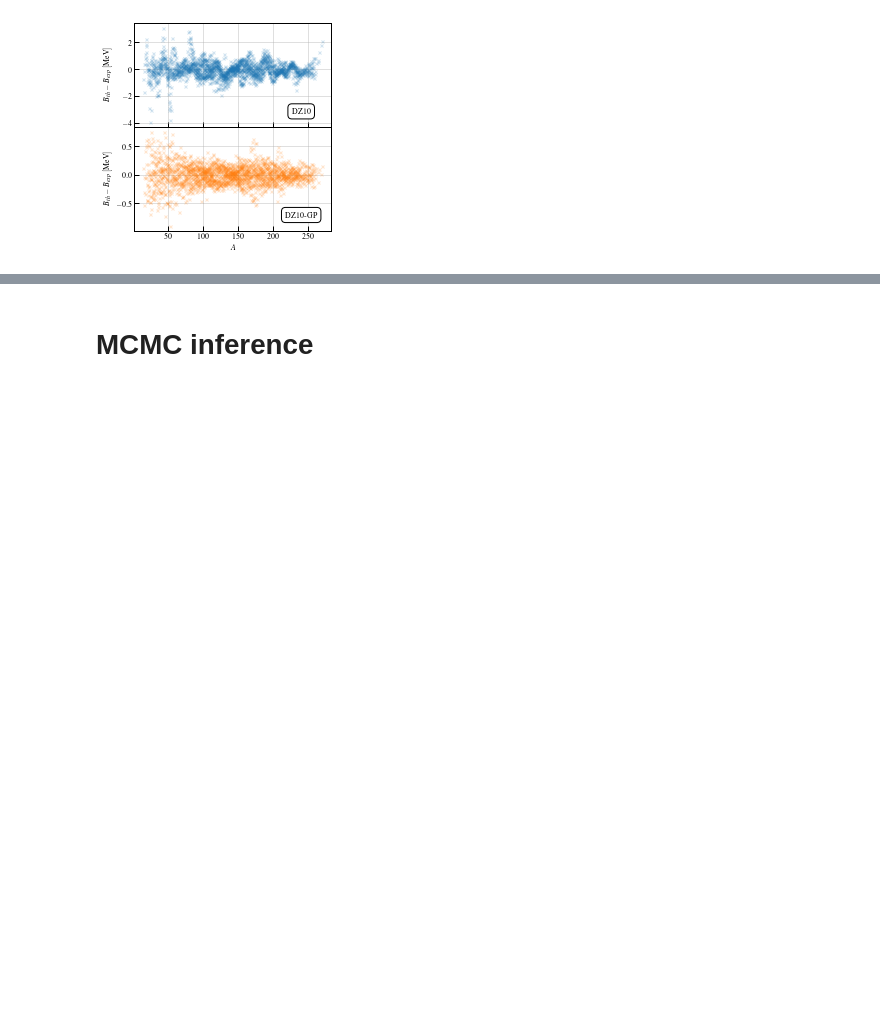
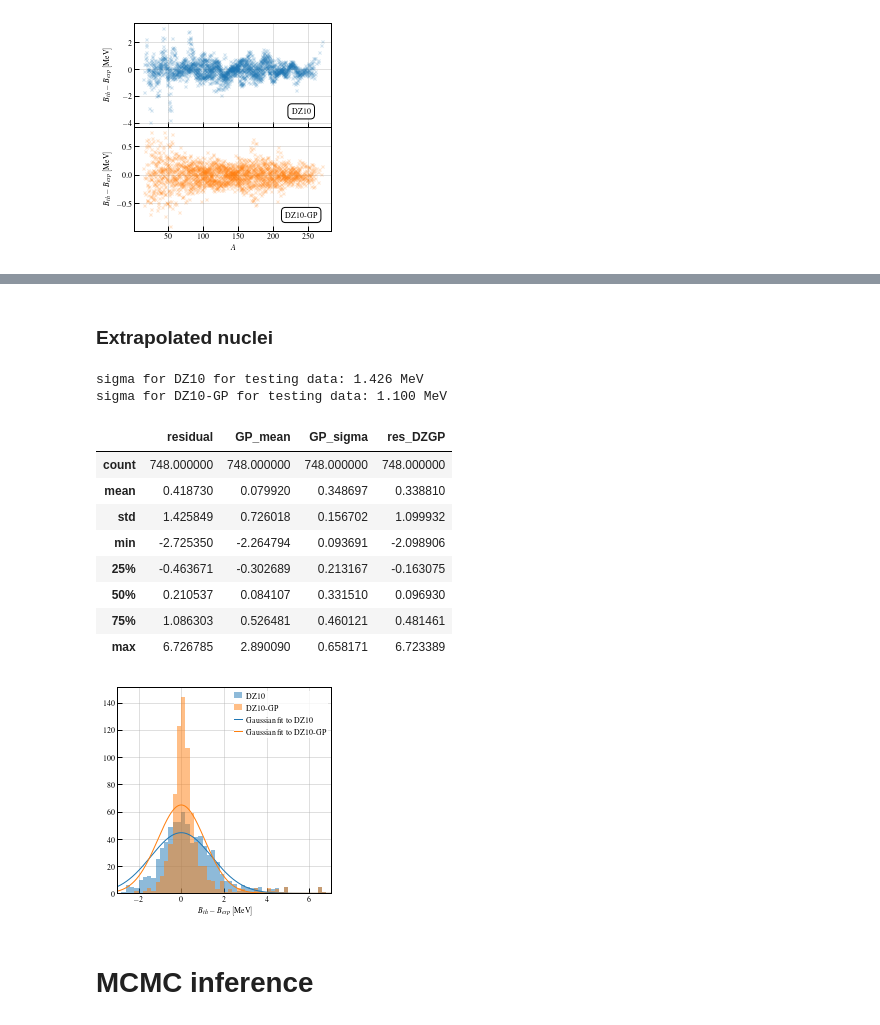
Before and after one commit to mgeshelley/massModelResiduals, a Jupyter notebook: ame16_GPmodel.ipynb, the cells around one changed output, grey strips where cells are left out. Saved outputs shown, nothing was run; the diff lists cells and outputs as text; code cells hidden in the pictures; blank space fills up the shorter version.

```diff
--- a/ame16_GPmodel.ipynb
+++ b/ame16_GPmodel.ipynb
@@ -356,3 +466,57 @@ sigma for DZ-GP for training data: 0.178 MeV
+# %% [markdown]
+### Extrapolated nuclei
+# %%
+bins = np.linspace(-3., 7., 51)
+
+fig, ax = plt.subplots(1, 1, figsize=(3.4, 3.4))
+
+"""
+Plot residuals for testing data (i.e. extrapolated experimental values),
+and residuals for new DZ10-GP model, for same data
+"""
+for i, data in enumerate([test.residual, pred[pred.estimated == True].res_DZGP]):
+    # Histogram of residuals
+    ax.hist(data, bins=bins,
+        label=labels[i],
+        color=colours[i],
+        alpha=0.5)
+
+    # Plot Gaussian fits with mean and sigma of residuals
+    a, mu, sigma = performFit(data, bins, fixMuResSigmaRes=False, fixMu0SigmaRes=True)
+    x = np.linspace(min(bins), max(bins), 1000)
+    y = gaussian(a, x, mu, sigma)
+
+    ax.plot(x, y, label='Gaussian fit to '+labels[i])
+
+ax.set_xlabel(r'$B_{th}-B_{exp}\left[\mathrm{MeV}\right]$')
+ax.set_xlim([-3., 7.])
+
+# Reorder legend
+order = [2, 3, 0, 1]
+handles, labels = ax.get_legend_handles_labels()
+handles = [handles[i] for i in order]
+labels = [labels[i] for i in order]
+ax.legend(handles, labels, handlelength=1.)
+
+fig.tight_layout()
+fig.savefig('residualDists_extrapolated.pdf')
+
+print(f'sigma for DZ10 for testing data: {test.residual.std():.3f} MeV')
+print(f'sigma for DZ10-GP for testing data: {pred[pred.estimated == True].res_DZGP.std():.3f} MeV')
+pred[pred.estimated == True].iloc[:,11:15].describe()
+# %% [output]
+sigma for DZ10 for testing data: 1.426 MeV
+sigma for DZ10-GP for testing data: 1.100 MeV
+|  | residual | GP_mean | GP_sigma | res_DZGP |
+| count | 748.000000 | 748.000000 | 748.000000 | 748.000000 |
+| mean | 0.418730 | 0.079920 | 0.348697 | 0.338810 |
+| std | 1.425849 | 0.726018 | 0.156702 | 1.099932 |
+| min | -2.725350 | -2.264794 | 0.093691 | -2.098906 |
+| 25% | -0.463671 | -0.302689 | 0.213167 | -0.163075 |
+| 50% | 0.210537 | 0.084107 | 0.331510 | 0.096930 |
+| 75% | 1.086303 | 0.526481 | 0.460121 | 0.481461 |
+| max | 6.726785 | 2.890090 | 0.658171 | 6.723389 |
+[figure, added]
 # %% [markdown]
 # MCMC inference
 # %% [markdown]
```
Also changed, not shown: parts of 25 cells of this notebook, 28 other files.
